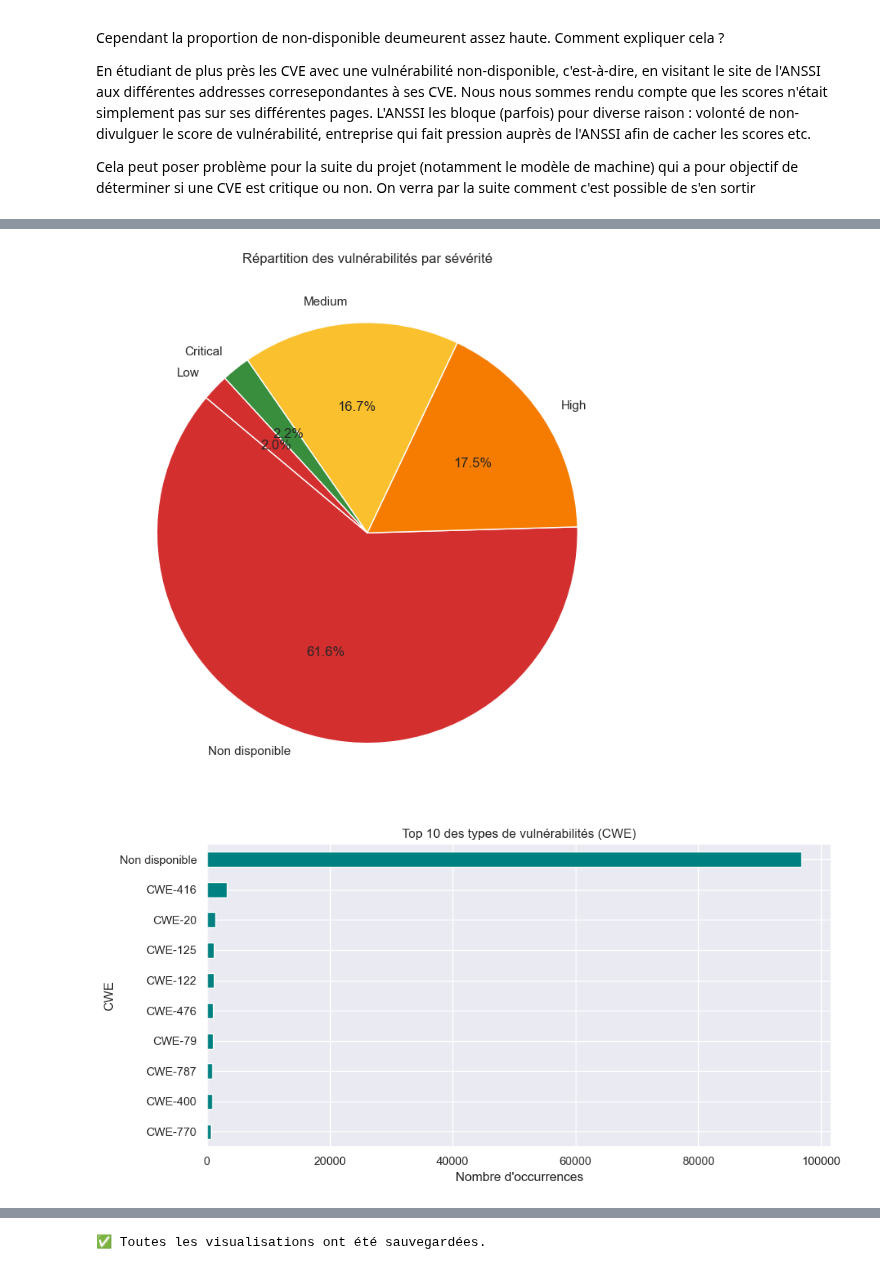
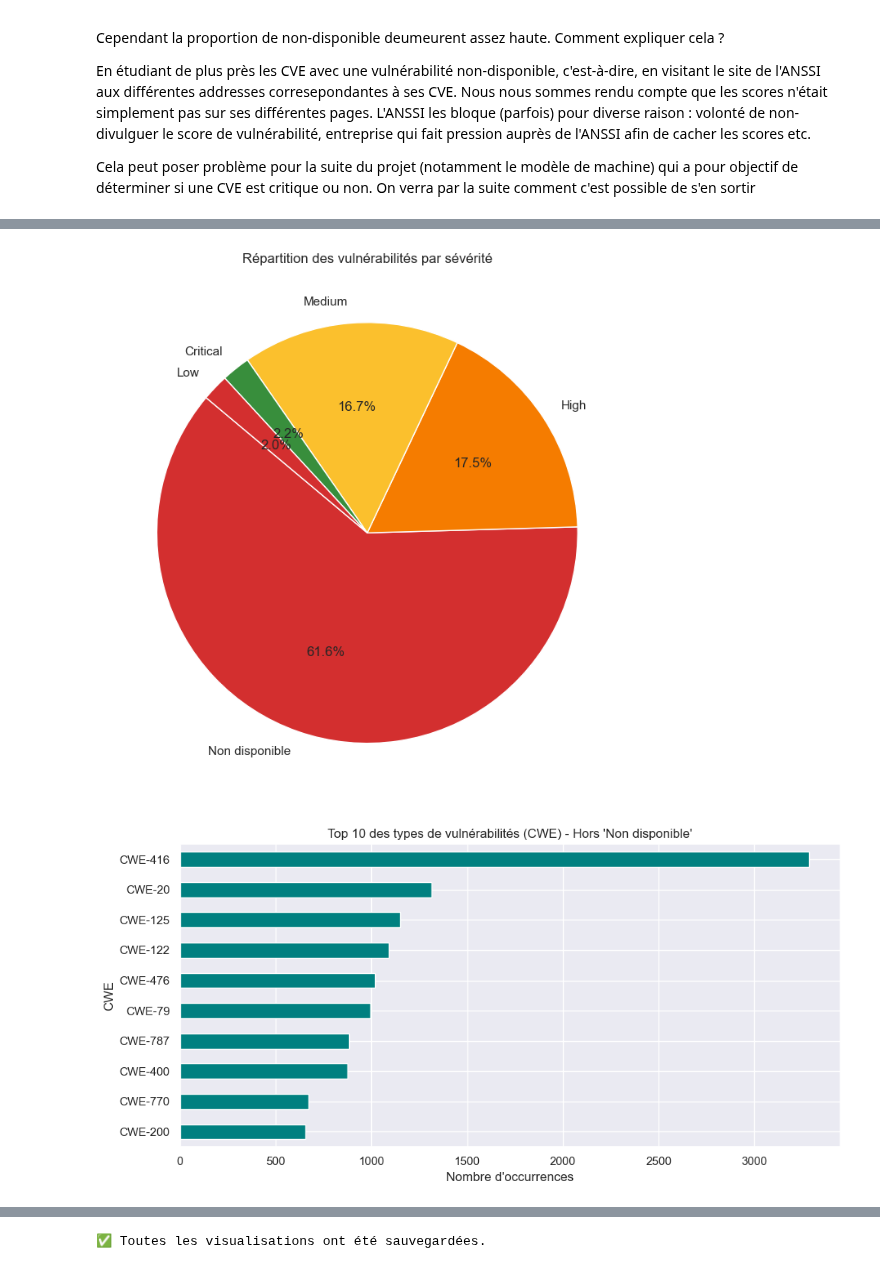
Before and after one commit to AL3X4231/gestion-detection_mail, a Jupyter notebook: main.ipynb, the cells around one changed output, grey strips where cells are left out. Cells and saved outputs as stored; diff of their text form; code cells hidden in the pictures.

```diff
--- a/main.ipynb
+++ b/main.ipynb
@@ -776,13 +776,22 @@ plt.show()
 # ════════════════════════════════════════════════════════════
 # 3. BARPLOT — Top 10 types CWE les plus fréquents
 # ════════════════════════════════════════════════════════════
-top_cwe = df["CWE"].value_counts().head(10)  # adapte le nom de colonne
+
+# 1. On filtre le DataFrame pour exclure "Non disponible"
+df_cwe_filtre = df[df["CWE"] != "Non disponible"]
+
+# 2. On calcule le top 10 sur les données filtrées
+top_cwe = df_cwe_filtre["CWE"].value_counts().head(10)
 
 fig, ax = plt.subplots(figsize=(10, 5))
 top_cwe.plot(kind="barh", ax=ax, color="teal")
-ax.set_title("Top 10 des types de vulnérabilités (CWE)")
+
+# J'ai ajouté une petite précision dans le titre pour que ce soit clair
+ax.set_title("Top 10 des types de vulnérabilités (CWE) - Hors 'Non disponible'")
 ax.set_xlabel("Nombre d'occurrences")
+ax.set_ylabel("CWE") # Optionnel : ajoute un titre à l'axe Y
 ax.invert_yaxis()
+
 plt.tight_layout()
 plt.savefig("viz_03_bar_cwe.png", dpi=150)
 plt.show()
@@ -910,34 +919,34 @@ fig, ax = plt.subplots(figsize=(12, 6))
 # On trace les barres empilées (stacked=True)
 # Utilisation de RdYlGn_r (Rouge-Jaune-Vert inversé) pour coller à l'idée de sévérité
 proportion_severite_annee.plot(
     kind="bar",
     stacked=True,
     ax=ax,
     colormap="RdYlGn_r",
     edgecolor="white"
 )
 
 # 4. Habillage du graphique
 ax.set_title("Évolution de la proportion des sévérités par année", pad=15, fontsize=14)
 ax.set_xlabel("Année", fontweight="bold")
 ax.set_ylabel("Proportion des vulnérabilités", fontweight="bold")
 
 # Formatage de l'axe Y pour afficher des pourcentages (de 0 à 100%)
 ax.yaxis.set_major_formatter(PercentFormatter(1.0))
 ax.tick_params(axis="x", rotation=45)
 
 # Déplacement de la légende à l'extérieur pour ne pas cacher les barres
 ax.legend(title="Sévérité", bbox_to_anchor=(1.02, 1), loc="upper left")
 
 plt.tight_layout()
 plt.savefig("viz_16_proportion_severity_year.png", dpi=150)
 plt.show()
 
 print("\n✅ Toutes les visualisations ont été sauvegardées.")
 # %% [output]
 [figure]
 [figure]
-[figure, old version]
+[figure, new version]
 [figure]
 [figure]
 [figure]
```
Also changed, not shown: parts of 3 cells of this notebook, 6 other files.
